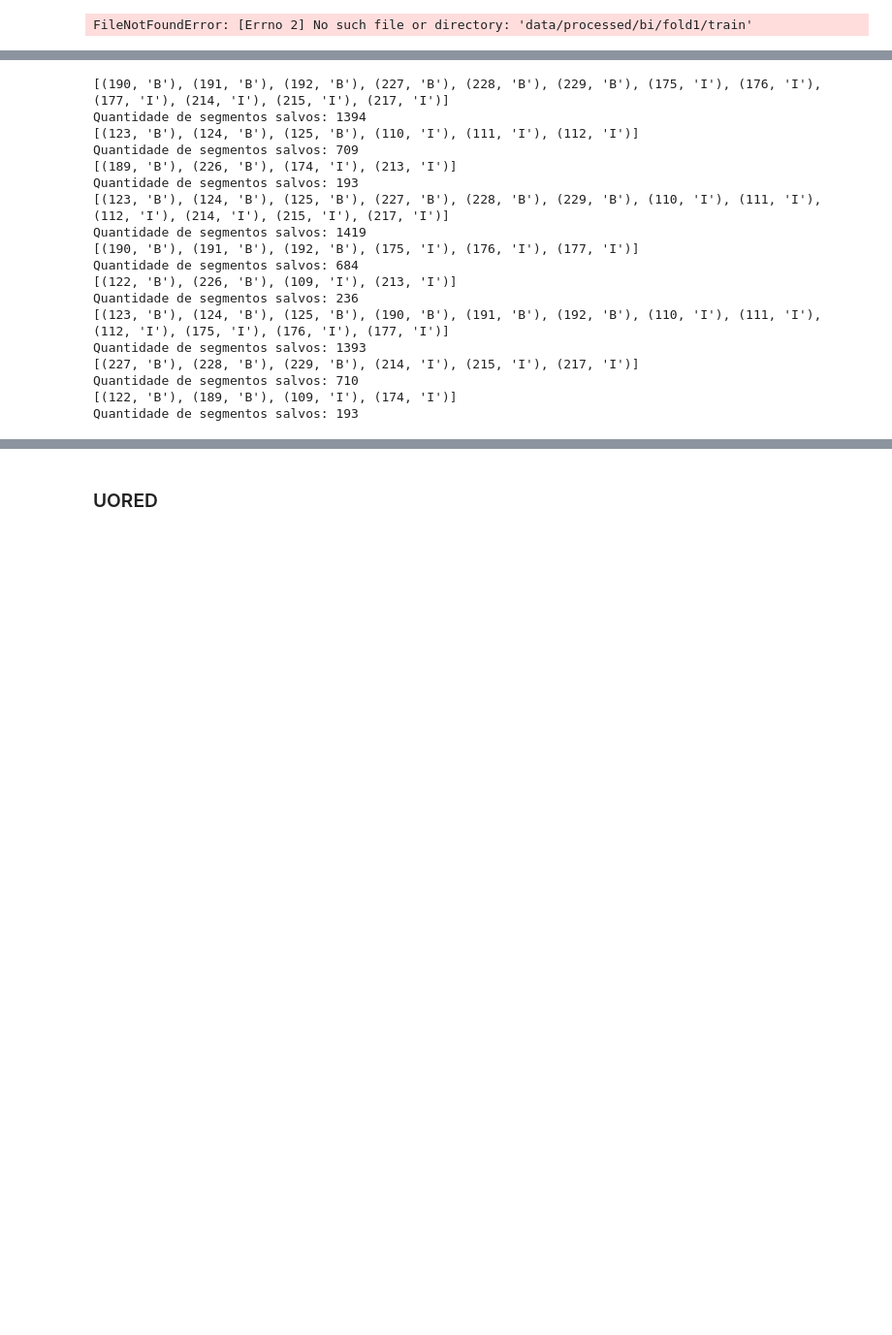
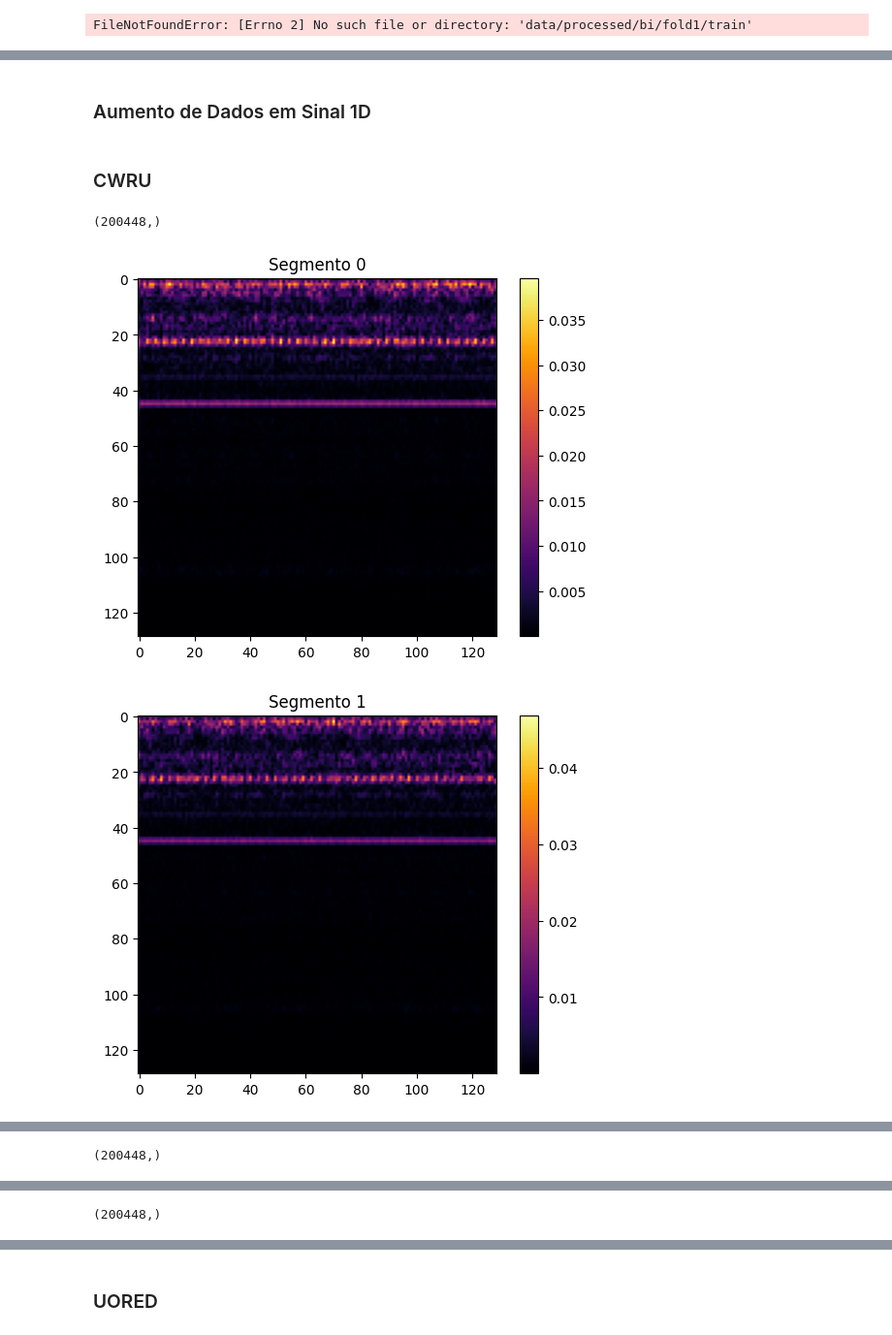
Before and after one commit to rochasantos/CWRU-AutoEncoder-Diagnosis, a Jupyter notebook: debug_nb.ipynb, the cells around one changed output, grey strips where cells are left out. Shown at 97% size. Cells and saved outputs as stored; diff of their text form; code cells hidden in the pictures; blank space fills up the shorter version.

```diff
--- a/debug_nb.ipynb
+++ b/debug_nb.ipynb
@@ -131,5 +126,0 @@ Caso queira utilizar o VibrationDatasetFromMap para test
-# %%
-fold="fold2"
-builder = VibrationMapBuilder(data_dir=f"data/processed/bi/{fold}/test")
-test_map = builder.get_test_map()
-print(f"Quantidade de amostras de teste: {len(test_map)}")
@@ -199,0 +290,2 @@ fold_files_val = {
+# %% [markdown]
+### Aumento de Dados em Sinal 1D
@@ -200,53 +446,46 @@ fold_files_val = {
+# %% [markdown]
+### CWRU
 # %%
 import numpy as np
 import os
 from scipy.io import loadmat
 
+
+# add_gaussian_noise
+# local_data_reversing
+# local_random_reversing
+# global_data_reversing
+# local_data_zooming
+# global_data_zooming
+# local_segment_splicing
+# permute_signal
+
 segment_size = 4096
-
-for fold, bearings_files in fold_files_bi.items():
+for fold, bearings_files in fold_files.items():
     for key in ['train', 'test', 'val']:
-        output_dir = f"data/processed/cwru_bi/{fold}/{key}"
+        output_dir = f"data/processed/cwru/{fold}/{key}"
+        # output_dir = f"data/spectrograms/cwru_io_1024/{fold}/{key}"
         bearings = bearings_files[key]
         os.makedirs(os.path.join(output_dir), exist_ok=True)
         counter = 0
-        print(bearings)
         for basename, label in bearings:
             data = loadmat(f"data/raw/cwru/{basename}.mat")
-            # print(data.keys())
             if basename == 174:
                 basename = 173
             if basename in [97, 98, 99]:
                 basename = f"0{basename}"
             signal = data[f"X{basename}_DE_time"]
-            # print(f"Original size of signal: {len(signal)}")
             maxsize_allowed_signal = int(len(signal) // segment_size) * segment_size
-            # print(f"Max size of signal: {maxsize_allowed_signal}")
             signal = signal[:maxsize_allowed_signal]
-
+            basename = f"{label}_{basename}"
             for i in range(0, len(signal), segment_size):
-                seg = signal[i:i+segment_size]
+                seg = signal[i:i+segment_size][:,0]
                 output_path = f"{output_dir}/{basename}_{i//segment_size}"
                 np.save(output_path, {"signal": seg, "label": label})
                 counter += 1
 
         print(f"Quantidade de segmentos salvos: {counter}")
 # %% [output]
-[(190, 'B'), (191, 'B'), (192, 'B'), (227, 'B'), (228, 'B'), (229, 'B'), (175, 'I'), (176, 'I'), (177, 'I'), (214, 'I'), (215, 'I'), (217, 'I')]
-Quantidade de segmentos salvos: 1394
-[(123, 'B'), (124, 'B'), (125, 'B'), (110, 'I'), (111, 'I'), (112, 'I')]
-Quantidade de segmentos salvos: 709
-[(189, 'B'), (226, 'B'), (174, 'I'), (213, 'I')]
-Quantidade de segmentos salvos: 193
-[(123, 'B'), (124, 'B'), (125, 'B'), (227, 'B'), (228, 'B'), (229, 'B'), (110, 'I'), (111, 'I'), (112, 'I'), (214, 'I'), (215, 'I'), (217, 'I')]
-Quantidade de segmentos salvos: 1419
-[(190, 'B'), (191, 'B'), (192, 'B'), (175, 'I'), (176, 'I'), (177, 'I')]
-Quantidade de segmentos salvos: 684
-[(122, 'B'), (226, 'B'), (109, 'I'), (213, 'I')]
-Quantidade de segmentos salvos: 236
-[(123, 'B'), (124, 'B'), (125, 'B'), (190, 'B'), (191, 'B'), (192, 'B'), (110, 'I'), (111, 'I'), (112, 'I'), (175, 'I'), (176, 'I'), (177, 'I')]
-Quantidade de segmentos salvos: 1393
-[(227, 'B'), (228, 'B'), (229, 'B'), (214, 'I'), (215, 'I'), (217, 'I')]
-Quantidade de segmentos salvos: 710
-[(122, 'B'), (189, 'B'), (109, 'I'), (174, 'I')]
-Quantidade de segmentos salvos: 193
+(200448,)
+[figure, added]
+[figure, added]
@@ -252,0 +493 @@ Quantidade de segmentos salvos: 193
+(200448,)
@@ -252,0 +497 @@ Quantidade de segmentos salvos: 193
+(200448,)
```
Also changed, not shown: parts of 38 cells of this notebook, 35 other files.
